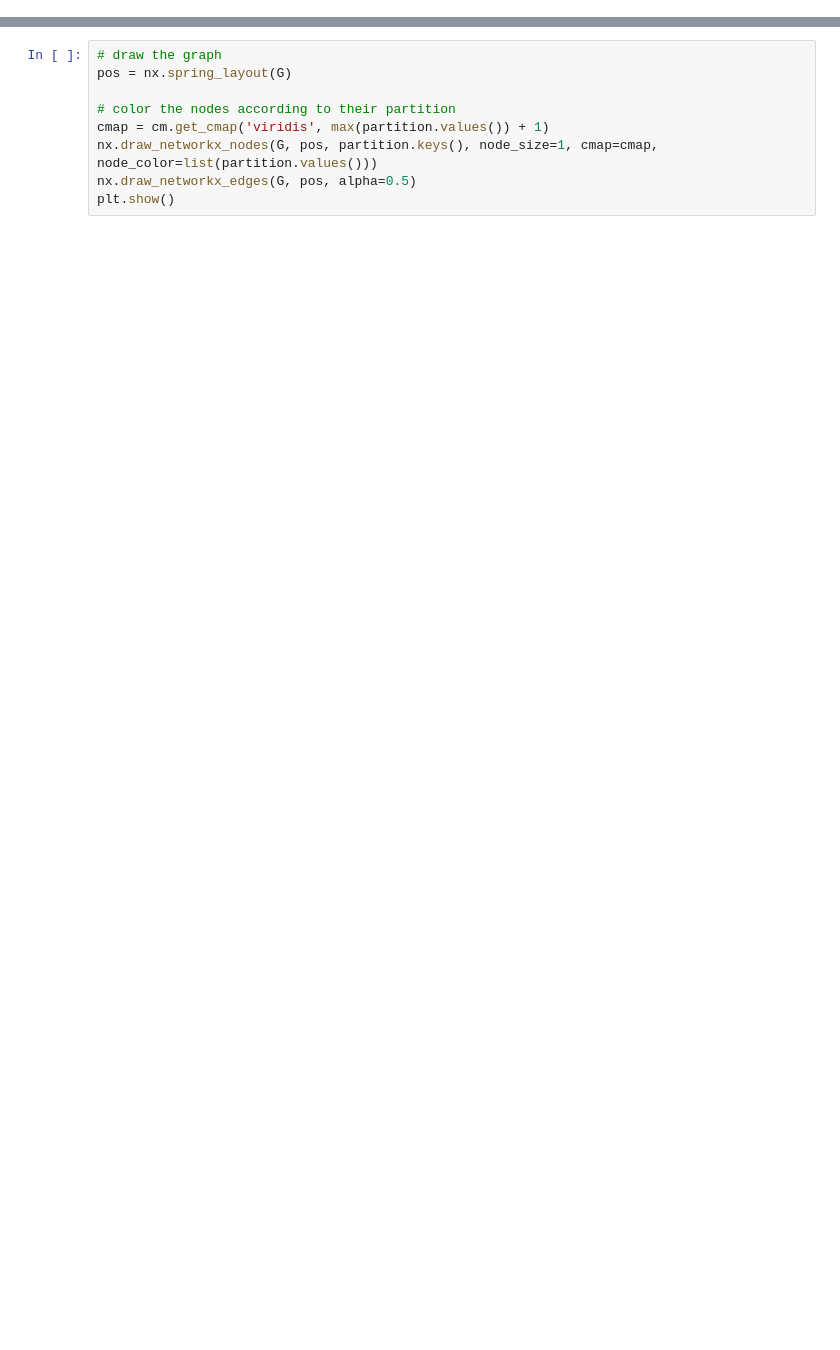
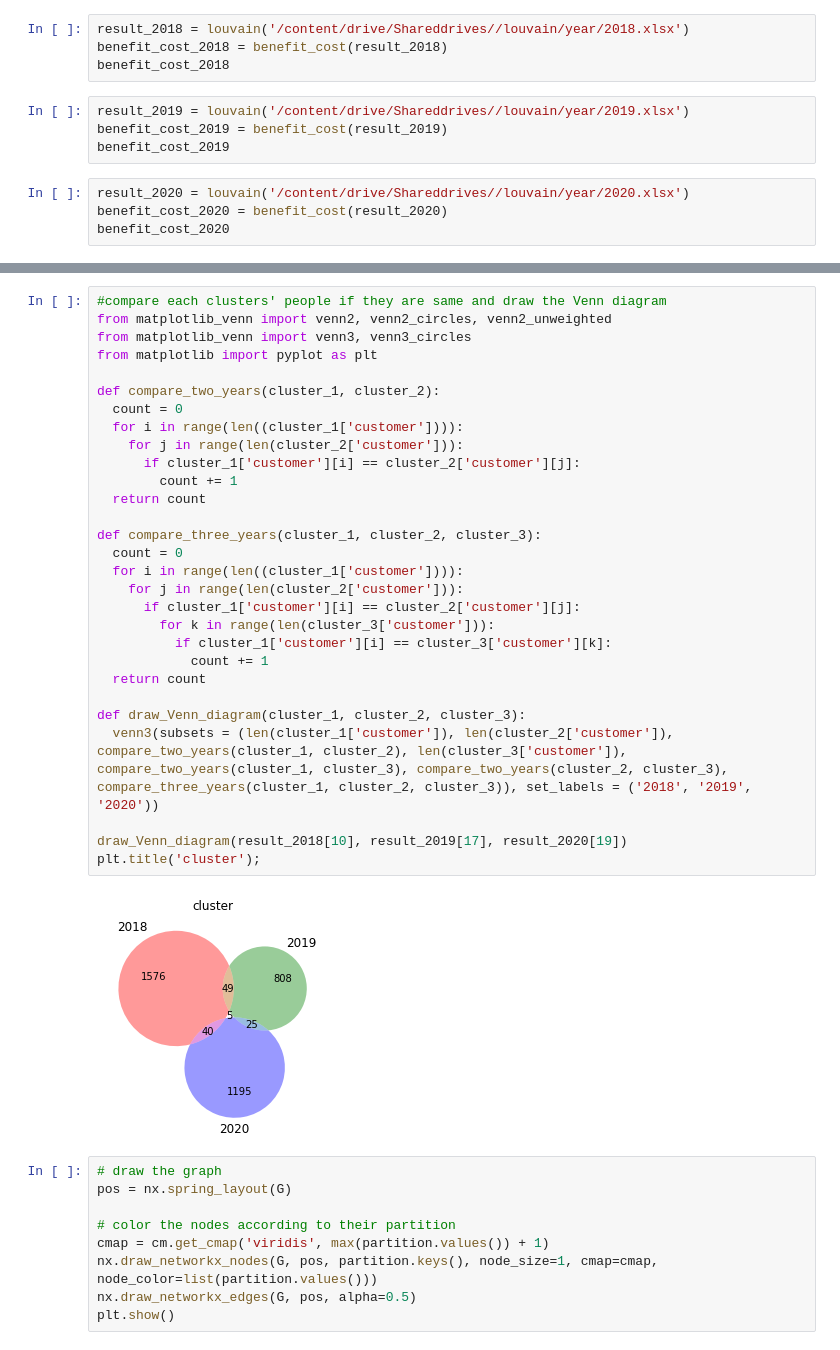
Before and after one commit to Jin-K-Yang/Clustering-by-Louvain-Algorithm, a Jupyter notebook: louvain.ipynb, the cells around one changed output, grey strips where cells are left out. Cells and saved outputs as stored; diff of their text form; blank space fills up the shorter version.

Commit message:
draw the Venn diagram

```diff
--- a/louvain.ipynb
+++ b/louvain.ipynb
@@ -95,0 +181,12 @@ df_benefit
+# %%
+result_2018 = louvain('/content/drive/Shareddrives//louvain/year/2018.xlsx')
+benefit_cost_2018 = benefit_cost(result_2018)
+benefit_cost_2018
+# %%
+result_2019 = louvain('/content/drive/Shareddrives//louvain/year/2019.xlsx')
+benefit_cost_2019 = benefit_cost(result_2019)
+benefit_cost_2019
+# %%
+result_2020 = louvain('/content/drive/Shareddrives//louvain/year/2020.xlsx')
+benefit_cost_2020 = benefit_cost(result_2020)
+benefit_cost_2020
@@ -96,3 +222,34 @@ df_benefit
+# %%
+#compare each clusters' people if they are same and draw the Venn diagram
+from matplotlib_venn import venn2, venn2_circles, venn2_unweighted
+from matplotlib_venn import venn3, venn3_circles
+from matplotlib import pyplot as plt
+
+def compare_two_years(cluster_1, cluster_2):
+  count = 0
+  for i in range(len((cluster_1['customer']))):
+    for j in range(len(cluster_2['customer'])):
+      if cluster_1['customer'][i] == cluster_2['customer'][j]:
+        count += 1
+  return count
+
+def compare_three_years(cluster_1, cluster_2, cluster_3):
+  count = 0
+  for i in range(len((cluster_1['customer']))):
+    for j in range(len(cluster_2['customer'])):
+      if cluster_1['customer'][i] == cluster_2['customer'][j]:
+        for k in range(len(cluster_3['customer'])):
+          if cluster_1['customer'][i] == cluster_3['customer'][k]:
+            count += 1
+  return count
+
+def draw_Venn_diagram(cluster_1, cluster_2, cluster_3):
+  venn3(subsets = (len(cluster_1['customer']), len(cluster_2['customer']), compare_two_years(cluster_1, cluster_2), len(cluster_3['customer']), compare_two_years(cluster_1, cluster_3), compare_two_years(cluster_2, cluster_3), compare_three_years(cluster_1, cluster_2, cluster_3)), set_labels = ('2018', '2019', '2020'))
+
+draw_Venn_diagram(result_2018[10], result_2019[17], result_2020[19])
+plt.title('cluster');
+# %% [output]
+[figure, added]
 # %%
 # draw the graph
 pos = nx.spring_layout(G)
```
Also changed, not shown: parts of 8 cells of this notebook.
